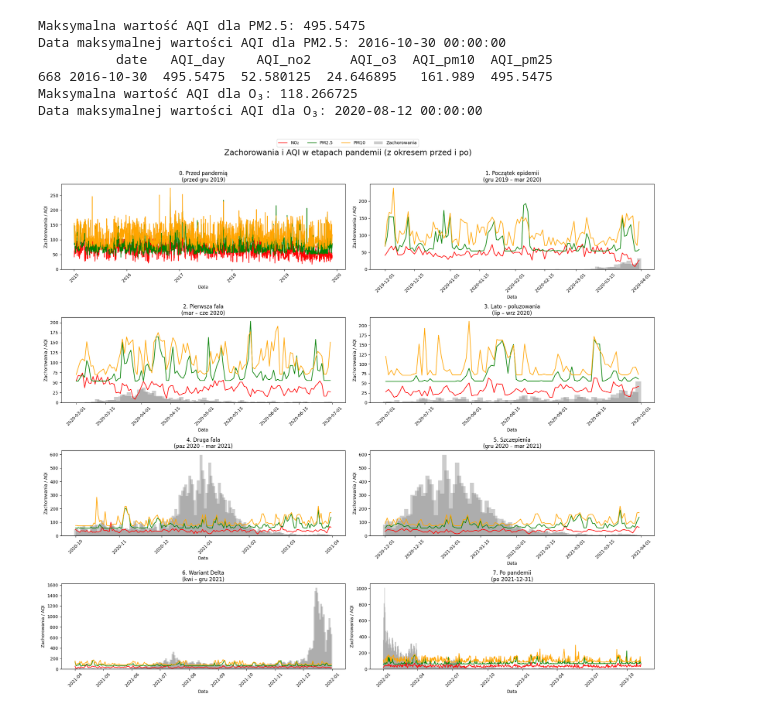
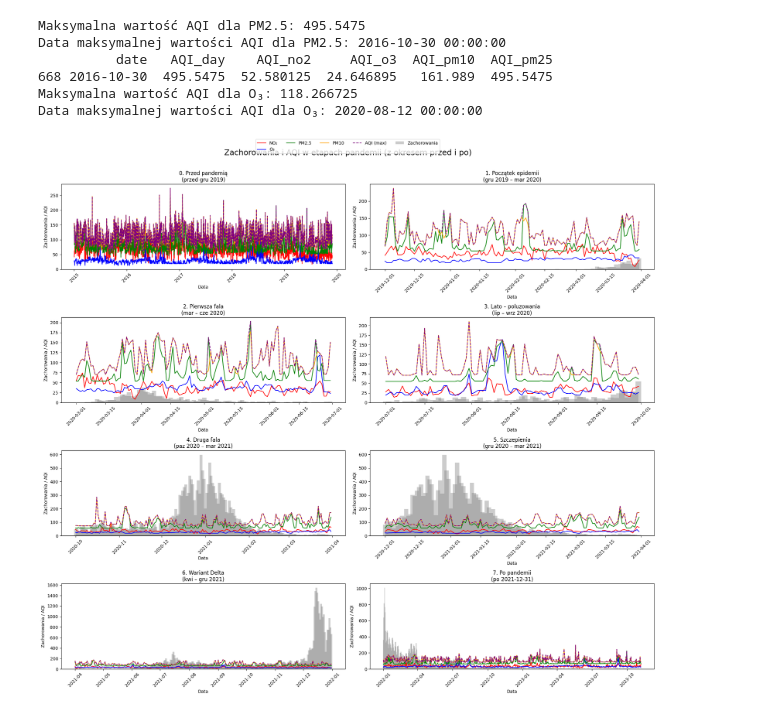
Before and after one commit to rk404/SAD, a Jupyter notebook: Zadanie_SAD_2025.ipynb, the cells around one changed output. Cells and saved outputs as stored; diff of their text form; code cells hidden in the pictures.

```diff
--- a/Zadanie_SAD_2025.ipynb
+++ b/Zadanie_SAD_2025.ipynb
@@ -317,7 +317,7 @@ Note: you may need to restart the kernel to use updated packages.
 # Dla tlenku azotu (NO₂) w warunkach standardowych (25°C i 1 atm), współczynnik konwersji z ppb na µg/m³ wynosi około 1.91. Oznacza to, że 1 ppb NO₂ odpowiada około 1.91 µg/m³ NO₂.
 #df_air_London_grouped['no2'] = df_air_London_grouped['no2'] / 1.91
 # Aby przeliczyć ozon (O3) z µg/m³ na ppm, należy użyć współczynnika konwersji. 1 ppm ozonu odpowiada w przybliżeniu 2140 µg/m³.
-# df_air_London_grouped['o3'] = df_air_London_grouped['o3'] / 2140
+df_air_London_grouped['o3'] = df_air_London_grouped['o3'] / 2140
 # %%
 df_air_London_grouped
 # %% [output]
@@ -579,6 +579,7 @@ for i, (tytul, (start, end)) in enumerate(etapy.items()):
     ax.plot(df_etap['date'], df_etap['AQI_o3'], label='O₃', color='blue')
     ax.plot(df_etap['date'], df_etap['AQI_pm25'], label='PM2.5', color='green')
     ax.plot(df_etap['date'], df_etap['AQI_pm10'], label='PM10', color='orange')
+    ax.plot(df_etap['date'], df_etap['AQI_day'], label='AQI (max)', color='purple', linestyle='--')
 
     ax.set_title(tytul)
     ax.set_xlabel("Data")
@@ -657,32 +658,33 @@ for i, (tytul, (start, end)) in enumerate(etapy.items()):
         mask = df_merged['date'] >= start
     elif end and start is None:
         mask = df_merged['date'] <= end
     else:
         continue
     df_etap = df_merged.loc[mask]
 
     ax = axs[i]
 
     # Słupki: zachorowania
     ax.bar(df_etap['date'], df_etap['value'], width=2, alpha=0.4, label='Zachorowania', color='gray')
 
     # Linie: AQI
     ax.plot(df_etap['date'], df_etap['AQI_NO2'], label='NO₂', color='red')
-    #ax.plot(df_etap['date'], df_etap['AQI_o3'], label='O₃', color='blue')
+    ax.plot(df_etap['date'], df_etap['AQI_O3'], label='O₃', color='blue')
     ax.plot(df_etap['date'], df_etap['AQI_PM25'], label='PM2.5', color='green')
     ax.plot(df_etap['date'], df_etap['AQI_PM10'], label='PM10', color='orange')
+    ax.plot(df_etap['date'], df_etap['AQI_day_max'], label='AQI (max)', color='purple', linestyle='--')
 
     ax.set_title(tytul)
     ax.set_xlabel("Data")
     ax.set_ylabel("Zachorowania / AQI")
     ax.tick_params(axis='x', rotation=45)
 
 # Wspólna legenda
 handles, labels = axs[0].get_legend_handles_labels()
 fig.legend(handles, labels, loc='upper center', ncol=5)
 
 plt.tight_layout(rect=[0, 0, 1, 0.95])
 plt.suptitle("Zachorowania i AQI w etapach pandemii (z okresem przed i po)", fontsize=18)
 plt.show()
 # %% [output]
-[figure, old version]
+[figure, new version]
```
Also changed, not shown: parts of 5 cells of this notebook.
